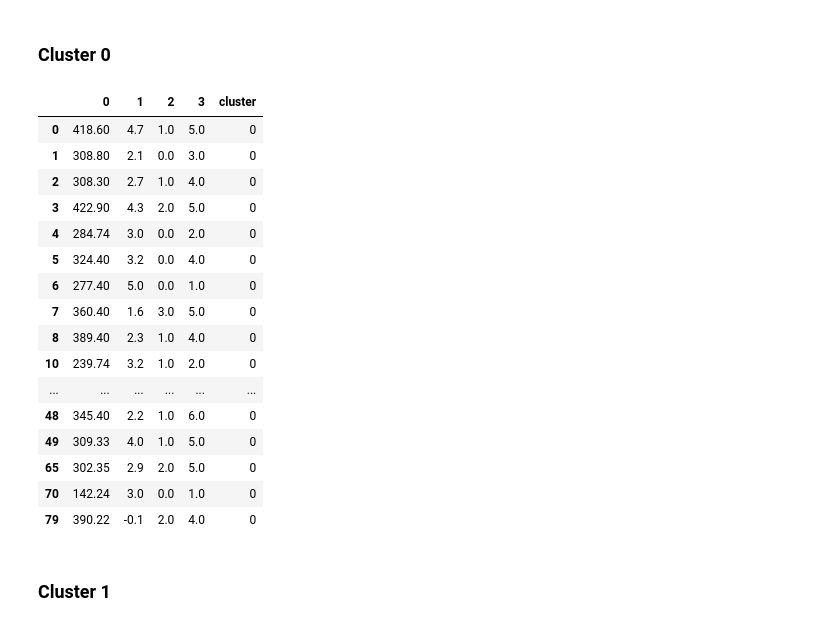
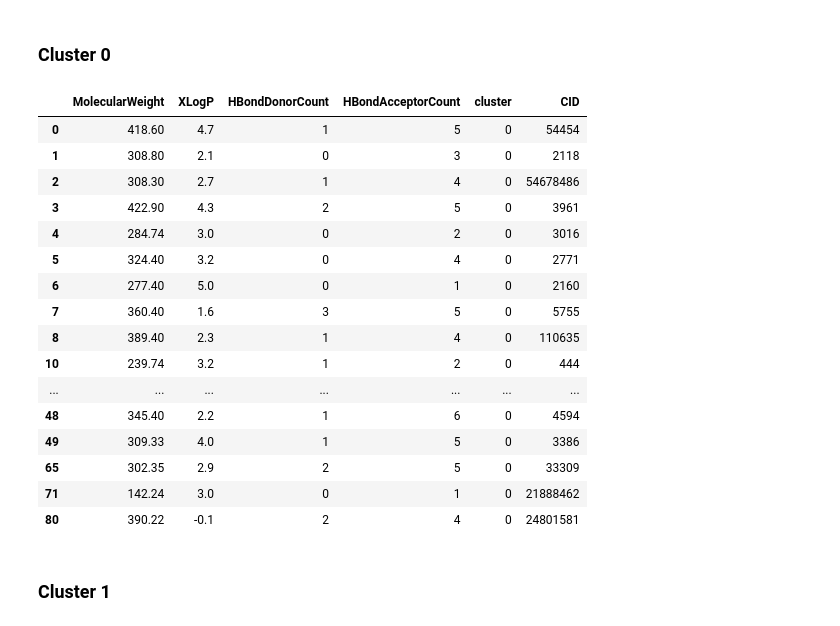
Before and after one commit to JKosciukiewicz/MLDD_Project, a Jupyter notebook: Clustering_examples.ipynb, the cells around one changed output. Cells and saved outputs as stored; diff of their text form; code cells hidden in the pictures.

Commit message:
Fixed clusters

```diff
--- a/Clustering_examples.ipynb
+++ b/Clustering_examples.ipynb
@@ -151,27 +151,32 @@ cluster_map['cluster'] = labels
 # %% [markdown]
 ### Cluster 0
 # %%
-cluster_0 = cluster_map[cluster_map['cluster'] == 0]
-cluster_0.to_csv('./data/kmeans_cluster_0.csv', sep=';')
-cluster_0
+# add cluster number to the original dataframe
+df['cluster'] = labels
+#add cid column back
+df['CID'] = pd.read_csv('./data/combined_output.csv', sep=';')['CID']
+# get cluster 0
+df_cluster_0 = df[df['cluster'] == 0]
+df_cluster_0.to_csv('./data/cluster_0.csv', sep=';')
+df_cluster_0
 # %% [output]
-|  | 0 | 1 | 2 | 3 | cluster |
-| 0 | 418.60 | 4.7 | 1.0 | 5.0 | 0 |
-| 1 | 308.80 | 2.1 | 0.0 | 3.0 | 0 |
-| 2 | 308.30 | 2.7 | 1.0 | 4.0 | 0 |
-| 3 | 422.90 | 4.3 | 2.0 | 5.0 | 0 |
-| 4 | 284.74 | 3.0 | 0.0 | 2.0 | 0 |
-| 5 | 324.40 | 3.2 | 0.0 | 4.0 | 0 |
-| 6 | 277.40 | 5.0 | 0.0 | 1.0 | 0 |
-| 7 | 360.40 | 1.6 | 3.0 | 5.0 | 0 |
-| 8 | 389.40 | 2.3 | 1.0 | 4.0 | 0 |
-| 10 | 239.74 | 3.2 | 1.0 | 2.0 | 0 |
-| ... | ... | ... | ... | ... | ... |
-| 48 | 345.40 | 2.2 | 1.0 | 6.0 | 0 |
-| 49 | 309.33 | 4.0 | 1.0 | 5.0 | 0 |
-| 65 | 302.35 | 2.9 | 2.0 | 5.0 | 0 |
-| 70 | 142.24 | 3.0 | 0.0 | 1.0 | 0 |
-| 79 | 390.22 | -0.1 | 2.0 | 4.0 | 0 |
+|  | MolecularWeight | XLogP | HBondDonorCount | HBondAcceptorCount | cluster | CID |
+| 0 | 418.60 | 4.7 | 1 | 5 | 0 | 54454 |
+| 1 | 308.80 | 2.1 | 0 | 3 | 0 | 2118 |
+| 2 | 308.30 | 2.7 | 1 | 4 | 0 | 54678486 |
+| 3 | 422.90 | 4.3 | 2 | 5 | 0 | 3961 |
+| 4 | 284.74 | 3.0 | 0 | 2 | 0 | 3016 |
+| 5 | 324.40 | 3.2 | 0 | 4 | 0 | 2771 |
+| 6 | 277.40 | 5.0 | 0 | 1 | 0 | 2160 |
+| 7 | 360.40 | 1.6 | 3 | 5 | 0 | 5755 |
+| 8 | 389.40 | 2.3 | 1 | 4 | 0 | 110635 |
+| 10 | 239.74 | 3.2 | 1 | 2 | 0 | 444 |
+| ... | ... | ... | ... | ... | ... | ... |
+| 48 | 345.40 | 2.2 | 1 | 6 | 0 | 4594 |
+| 49 | 309.33 | 4.0 | 1 | 5 | 0 | 3386 |
+| 65 | 302.35 | 2.9 | 2 | 5 | 0 | 33309 |
+| 71 | 142.24 | 3.0 | 0 | 1 | 0 | 21888462 |
+| 80 | 390.22 | -0.1 | 2 | 4 | 0 | 24801581 |
 # %% [markdown]
 ### Cluster 1
 # %%
```
Also changed, not shown: parts of 6 cells of this notebook.
